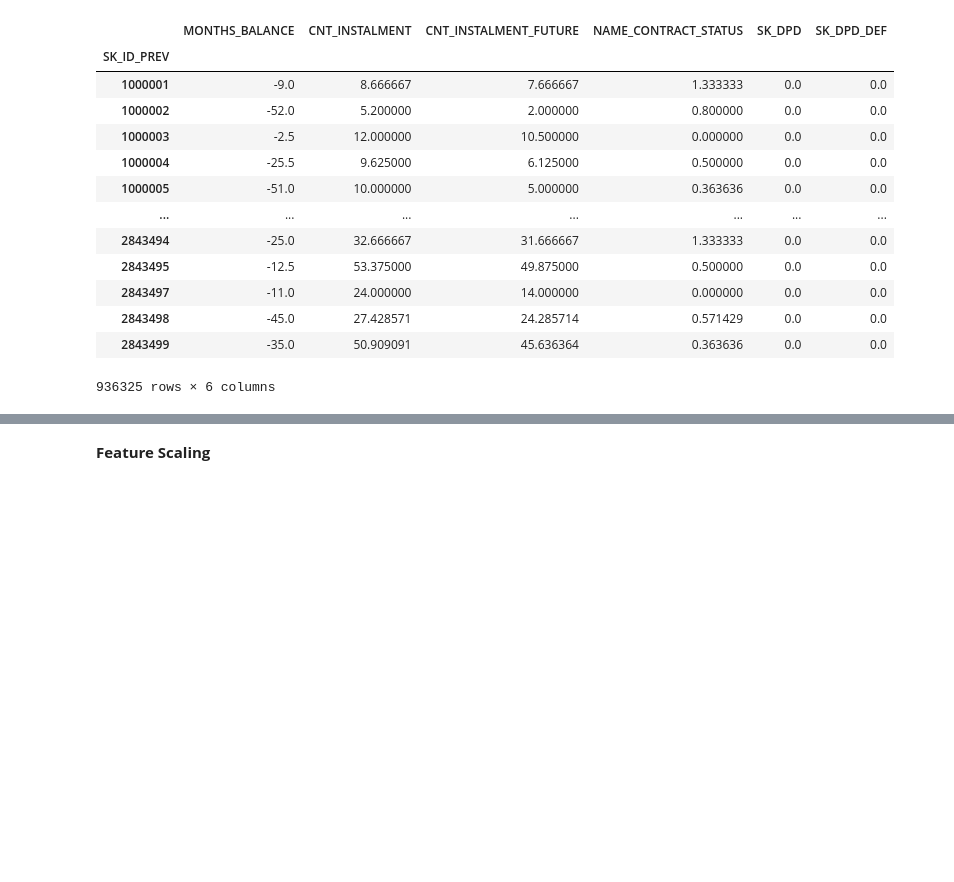
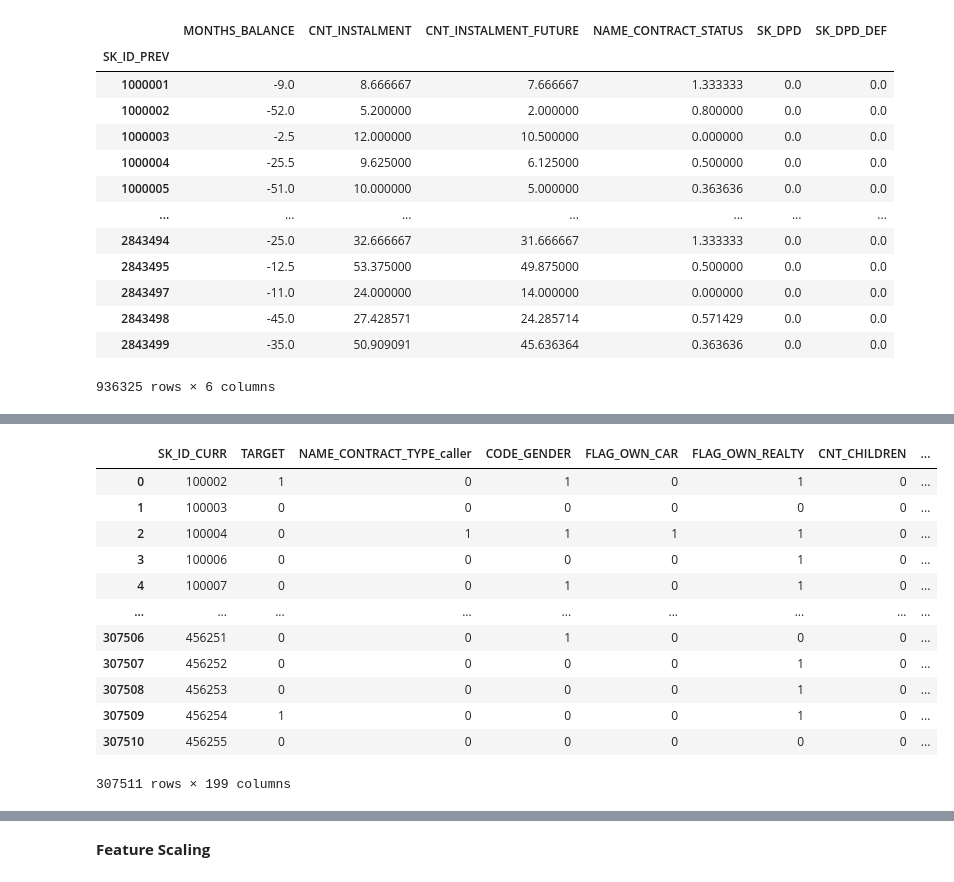
Before and after one commit to williamhilmysusatyo/home-credit, a Jupyter notebook: notebooks.ipynb, the cells around one changed output, grey strips where cells are left out. Saved outputs shown, nothing was run; the diff lists cells and outputs as text; code cells hidden in the pictures; blank space fills up the shorter version.

```diff
--- a/notebooks.ipynb
+++ b/notebooks.ipynb
@@ -777,4 +777,4 @@ previous_application
 # %%
-previous_application.join(pc, on = 'SK_ID_PREV')
-previous_application
+previous_application_processed = previous_application.join(pc, on = 'SK_ID_PREV', lsuffix="_caller", rsuffix="_other")
+previous_application_processed
 # %% [output]
@@ -798,0 +812,3 @@ executing.executing.NotOneValueFound: Expected one value, found 0
+# %%
+previous_application_processed = previous_application_processed.groupby('SK_ID_CURR').mean()
+previous_application_processed
@@ -798,0 +830,3 @@ executing.executing.NotOneValueFound: Expected one value, found 0
+# %%
+previous_application_processed.drop(['SK_ID_PREV'], axis = 1, inplace = True)
+previous_application_processed
@@ -798,0 +848,17 @@ executing.executing.NotOneValueFound: Expected one value, found 0
+# %%
+train_processed = train_processed.join(previous_application_processed, on = 'SK_ID_CURR', how = 'left', lsuffix="_caller", rsuffix="_other")
+train_processed
+# %% [output]
+|  | SK_ID_CURR | TARGET | NAME_CONTRACT_TYPE_caller | CODE_GENDER | FLAG_OWN_CAR | FLAG_OWN_REALTY | CNT_CHILDREN | ... |
+| 0 | 100002 | 1 | 0 | 1 | 0 | 1 | 0 | ... |
+| 1 | 100003 | 0 | 0 | 0 | 0 | 0 | 0 | ... |
+| 2 | 100004 | 0 | 1 | 1 | 1 | 1 | 0 | ... |
+| 3 | 100006 | 0 | 0 | 0 | 0 | 1 | 0 | ... |
+| 4 | 100007 | 0 | 0 | 1 | 0 | 1 | 0 | ... |
+| ... | ... | ... | ... | ... | ... | ... | ... | ... |
+| 307506 | 456251 | 0 | 0 | 1 | 0 | 0 | 0 | ... |
+| 307507 | 456252 | 0 | 0 | 0 | 0 | 1 | 0 | ... |
+| 307508 | 456253 | 0 | 0 | 0 | 0 | 1 | 0 | ... |
+| 307509 | 456254 | 1 | 0 | 0 | 0 | 1 | 0 | ... |
+| 307510 | 456255 | 0 | 0 | 0 | 0 | 0 | 0 | ... |
+307511 rows × 199 columns
```
Also changed, not shown: parts of 10 cells of this notebook, 4 other files.
